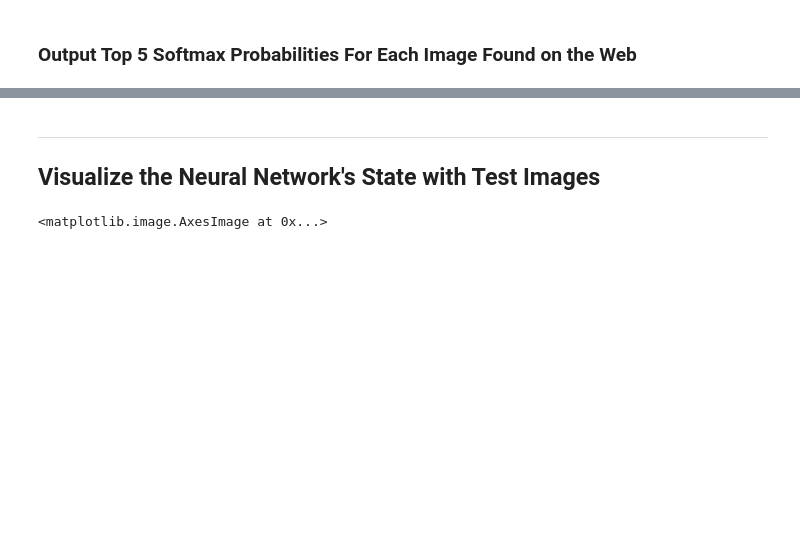
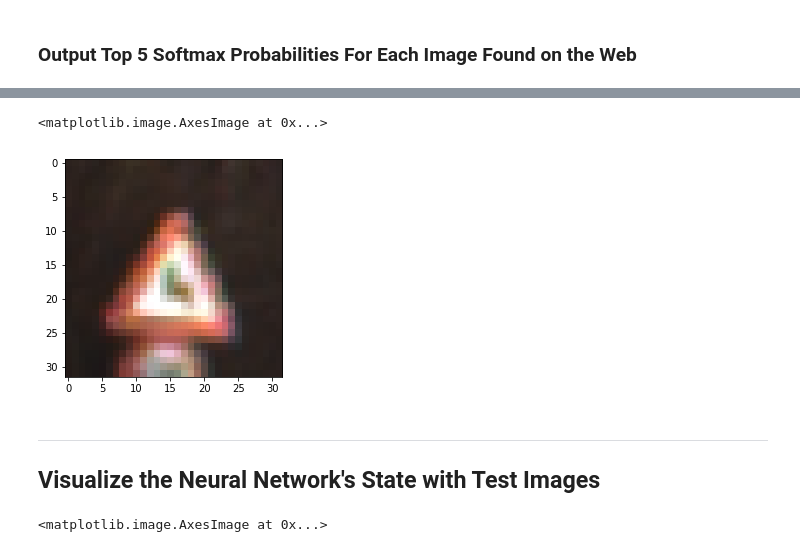
Before and after one commit to ahnguyen09/Car-ND-Projects, a Jupyter notebook: CarND-Traffic-Sign-Classifier-Project/Traffic_Sign_Classifier.ipynb, the cells around one changed output, grey strips where cells are left out. Cells and saved outputs as stored; diff of their text form; code cells hidden in the pictures; blank space fills up the shorter version.

```diff
--- a/CarND-Traffic-Sign-Classifier-Project/Traffic_Sign_Classifier.ipynb
+++ b/CarND-Traffic-Sign-Classifier-Project/Traffic_Sign_Classifier.ipynb
@@ -1050,3 +1090,8 @@ TopKV2(values=array([[  9.99975562e-01,   2.44781240e-05,   4.03081515e-08,
+# %%
+plt.imshow(X_train[y_train == 21][2])
+# %% [output]
+<matplotlib.image.AxesImage at 0x...>
+[figure, added]
 # %% [markdown]
 ---
 
```
Also changed, not shown: parts of 9 cells of this notebook, 1 other file.
